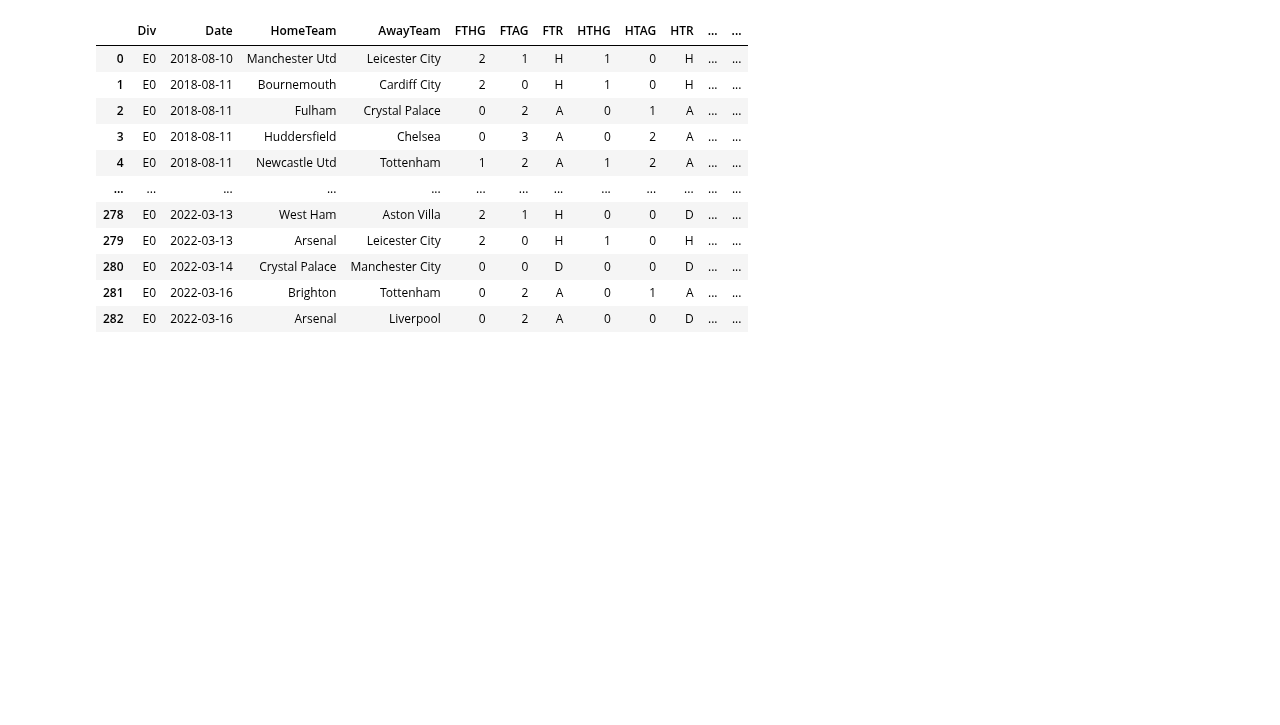
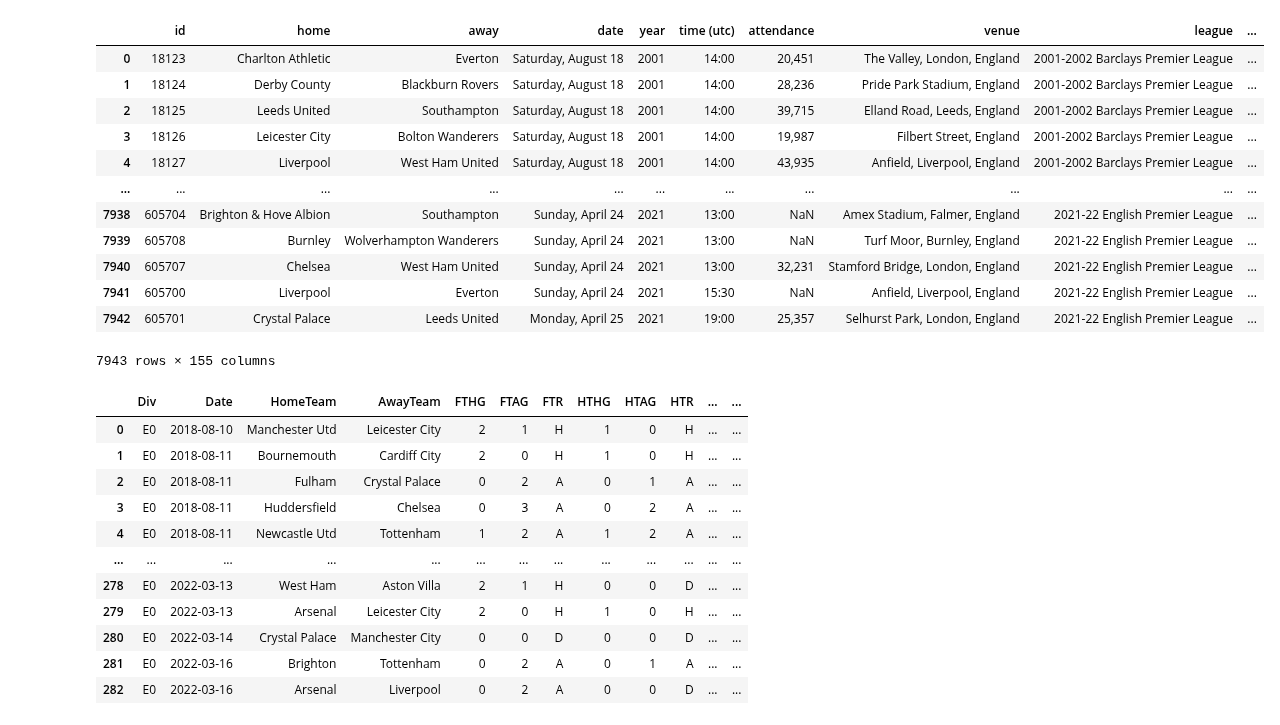
Before and after one commit to Giuliano99/Masterarbeit, a Jupyter notebook: Import Data.ipynb, the cells around one changed output. Saved outputs shown, nothing was run; the diff lists cells and outputs as text; code cells hidden in the pictures; blank space fills up the shorter version.

```diff
--- a/Import Data.ipynb
+++ b/Import Data.ipynb
@@ -13,17 +13,34 @@ from sklearn.feature_selection import SelectKBest, f_classif, chi2
 # %%
 #import Data
 
 #import PL data
 PL_18_19 = pd.read_csv('Data/other_years/E_18_19.csv')
 PL_19_20 = pd.read_csv('Data/other_years/E_19_20.csv')
 PL_20_21 = pd.read_csv('Data/2020-21/Fixtures/E_20_21.csv')
 PL_21_22 = pd.read_csv('Data/other_years/E_21_22.csv')
 
 #import xG for PL
 PL_18_19_xG = pd.read_csv('Data/other_years/E_18_19_xG.csv')
 PL_19_20_xG = pd.read_csv('Data/other_years/E_19_20_xG.csv')
 PL_20_21_xG = pd.read_csv('Data/2020-21/Fixtures/E_20_21_xG.csv')
 PL_21_22_xG = pd.read_csv('Data/other_years/E_21_22_xG.csv')
+
+lineups = pd.read_csv('Data/lineups.csv')
+lineups
+# %% [output]
+|  | id | home | away | date | year | time (utc) | attendance | venue | league | ... |
+| 0 | 18123 | Charlton Athletic | Everton | Saturday, August 18 | 2001 | 14:00 | 20,451 | The Valley, London, England | 2001-2002 Barclays Premier League | ... |
+| 1 | 18124 | Derby County | Blackburn Rovers | Saturday, August 18 | 2001 | 14:00 | 28,236 | Pride Park Stadium, England | 2001-2002 Barclays Premier League | ... |
+| 2 | 18125 | Leeds United | Southampton | Saturday, August 18 | 2001 | 14:00 | 39,715 | Elland Road, Leeds, England | 2001-2002 Barclays Premier League | ... |
+| 3 | 18126 | Leicester City | Bolton Wanderers | Saturday, August 18 | 2001 | 14:00 | 19,987 | Filbert Street, England | 2001-2002 Barclays Premier League | ... |
+| 4 | 18127 | Liverpool | West Ham United | Saturday, August 18 | 2001 | 14:00 | 43,935 | Anfield, Liverpool, England | 2001-2002 Barclays Premier League | ... |
+| ... | ... | ... | ... | ... | ... | ... | ... | ... | ... | ... |
+| 7938 | 605704 | Brighton & Hove Albion | Southampton | Sunday, April 24 | 2021 | 13:00 | NaN | Amex Stadium, Falmer, England | 2021-22 English Premier League | ... |
+| 7939 | 605708 | Burnley | Wolverhampton Wanderers | Sunday, April 24 | 2021 | 13:00 | NaN | Turf Moor, Burnley, England | 2021-22 English Premier League | ... |
+| 7940 | 605707 | Chelsea | West Ham United | Sunday, April 24 | 2021 | 13:00 | 32,231 | Stamford Bridge, London, England | 2021-22 English Premier League | ... |
+| 7941 | 605700 | Liverpool | Everton | Sunday, April 24 | 2021 | 15:30 | NaN | Anfield, Liverpool, England | 2021-22 English Premier League | ... |
+| 7942 | 605701 | Crystal Palace | Leeds United | Monday, April 25 | 2021 | 19:00 | 25,357 | Selhurst Park, London, England | 2021-22 English Premier League | ... |
+7943 rows × 155 columns
 # %%
 #Merge data
 PL_total = pd.concat([PL_18_19, PL_19_20, PL_20_21, PL_21_22])
```
Also changed, not shown: 1 other file.
